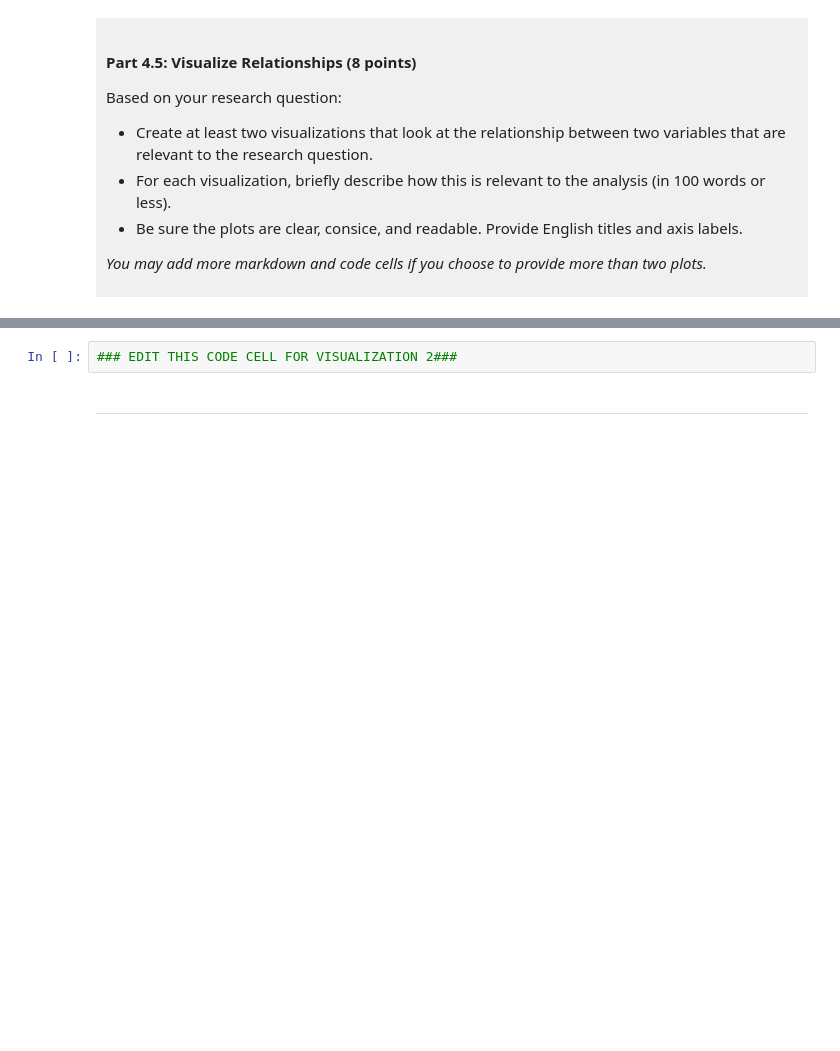
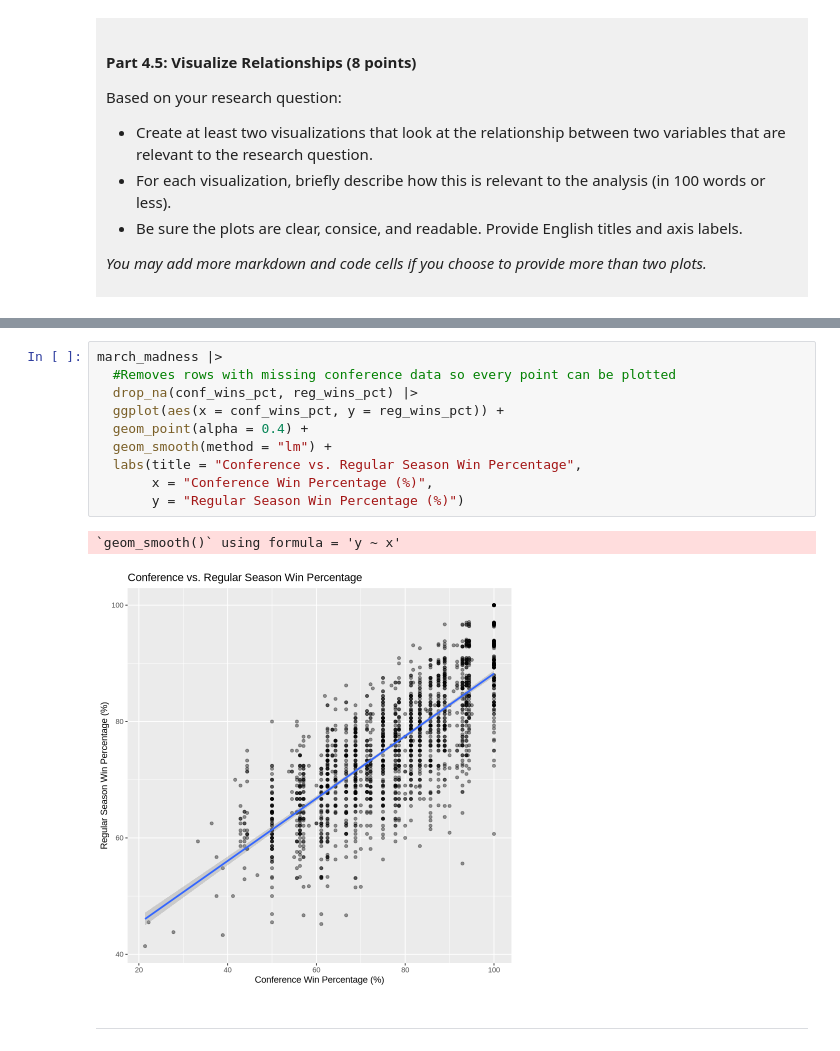
Before and after one commit to keviny41618/dsci-100-project-kevin-yin, a Jupyter notebook: dsci-100-project-notebook.ipynb, the cells around one changed output, grey strips where cells are left out. Drawn from its saved outputs; the diff is of its cells as text; blank space fills up the shorter version.

```diff
--- a/dsci-100-project-notebook.ipynb
+++ b/dsci-100-project-notebook.ipynb
@@ -347,5 +440,16 @@ Visualization 2: %%% EDIT THIS MARKDOWN CELL%%%
 # %%
-### EDIT THIS CODE CELL FOR VISUALIZATION 2###
+march_madness |>
+  #Removes rows with missing conference data so every point can be plotted
+  drop_na(conf_wins_pct, reg_wins_pct) |>
+  ggplot(aes(x = conf_wins_pct, y = reg_wins_pct)) +
+  geom_point(alpha = 0.4) +
+  geom_smooth(method = "lm") +
+  labs(title = "Conference vs. Regular Season Win Percentage",
+       x = "Conference Win Percentage (%)",
+       y = "Regular Season Win Percentage (%)")
+# %% [output]
+`geom_smooth()` using formula = 'y ~ x'
+[figure, added]
 # %% [markdown]
 ------
 # %% [markdown]
```
Also changed, not shown: parts of 9 cells of this notebook.
